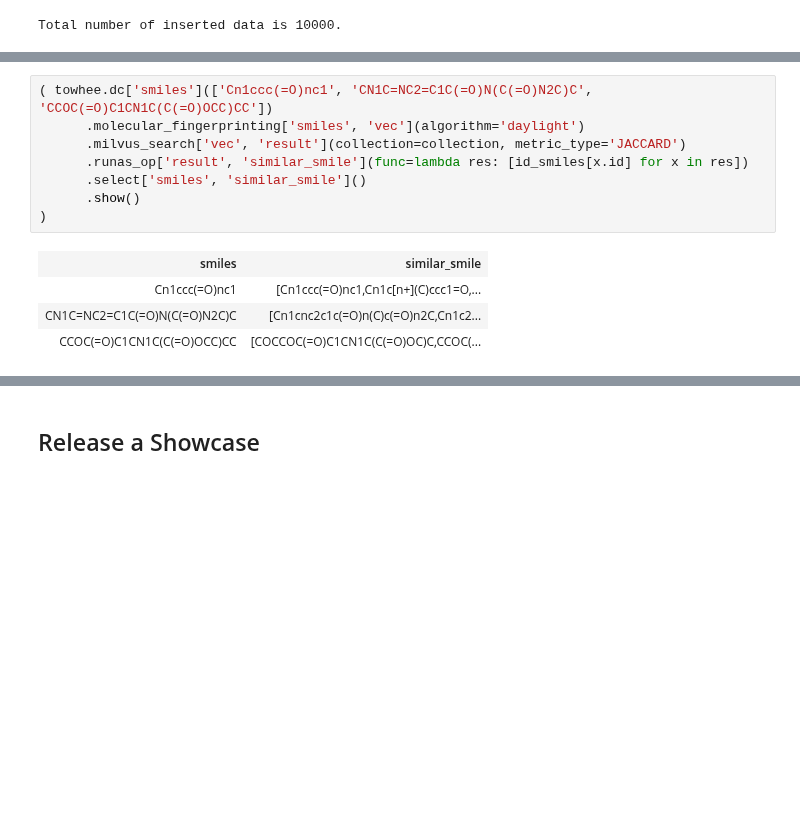
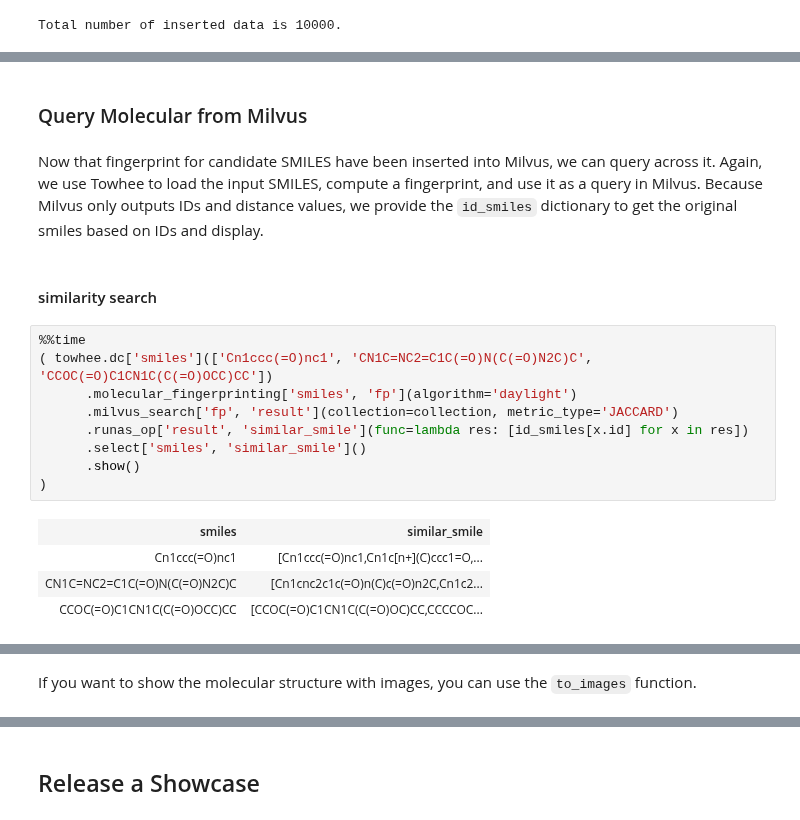
Before and after one commit to towhee-io/examples, a Jupyter notebook: chemical/molecular_search/build_molecular_search_engine.ipynb, the cells around one changed output, grey strips where cells are left out. Saved outputs shown, nothing was run; the diff lists cells and outputs as text; blank space fills up the shorter version.

```diff
--- a/chemical/molecular_search/build_molecular_search_engine.ipynb
+++ b/chemical/molecular_search/build_molecular_search_engine.ipynb
@@ -95,13 +186,20 @@ Total number of inserted data is 10000.
+# %% [markdown]
+### Query Molecular from Milvus
+# %% [markdown]
+Now that fingerprint for candidate SMILES have been inserted into Milvus, we can query across it. Again, we use Towhee to load the input SMILES, compute a fingerprint, and use it as a query in Milvus. Because Milvus only outputs IDs and distance values, we provide the `id_smiles` dictionary to get the original smiles based on IDs and display.
+# %% [markdown]
+#### similarity search
 # %%
+%%time
 ( towhee.dc['smiles'](['Cn1ccc(=O)nc1', 'CN1C=NC2=C1C(=O)N(C(=O)N2C)C', 'CCOC(=O)C1CN1C(C(=O)OCC)CC'])
-      .molecular_fingerprinting['smiles', 'vec'](algorithm='daylight')
-      .milvus_search['vec', 'result'](collection=collection, metric_type='JACCARD')
+      .molecular_fingerprinting['smiles', 'fp'](algorithm='daylight')
+      .milvus_search['fp', 'result'](collection=collection, metric_type='JACCARD')
       .runas_op['result', 'similar_smile'](func=lambda res: [id_smiles[x.id] for x in res])
       .select['smiles', 'similar_smile']()
       .show()
 )
 # %% [output]
 | smiles | similar_smile |
 | Cn1ccc(=O)nc1 | [Cn1ccc(=O)nc1,Cn1c[n+](C)ccc1=O,... |
 | CN1C=NC2=C1C(=O)N(C(=O)N2C)C | [Cn1cnc2c1c(=O)n(C)c(=O)n2C,Cn1c2... |
-| CCOC(=O)C1CN1C(C(=O)OCC)CC | [COCCOC(=O)C1CN1C(C(=O)OC)C,CCOC(... |
+| CCOC(=O)C1CN1C(C(=O)OCC)CC | [CCOC(=O)C1CN1C(C(=O)OC)CC,CCCCOC... |
@@ -108,2 +208,4 @@ Total number of inserted data is 10000.
+# %% [markdown]
+If you want to show the molecular structure with images, you can use the `to_images` function.
 # %%
 ( towhee.dc['smiles'](['Cn1ccc(=O)nc1', 'CN1C=NC2=C1C(=O)N(C(=O)N2C)C', 'CCOC(=O)C1CN1C(C(=O)OCC)CC'])
```
Also changed, not shown: parts of 42 cells of this notebook.
